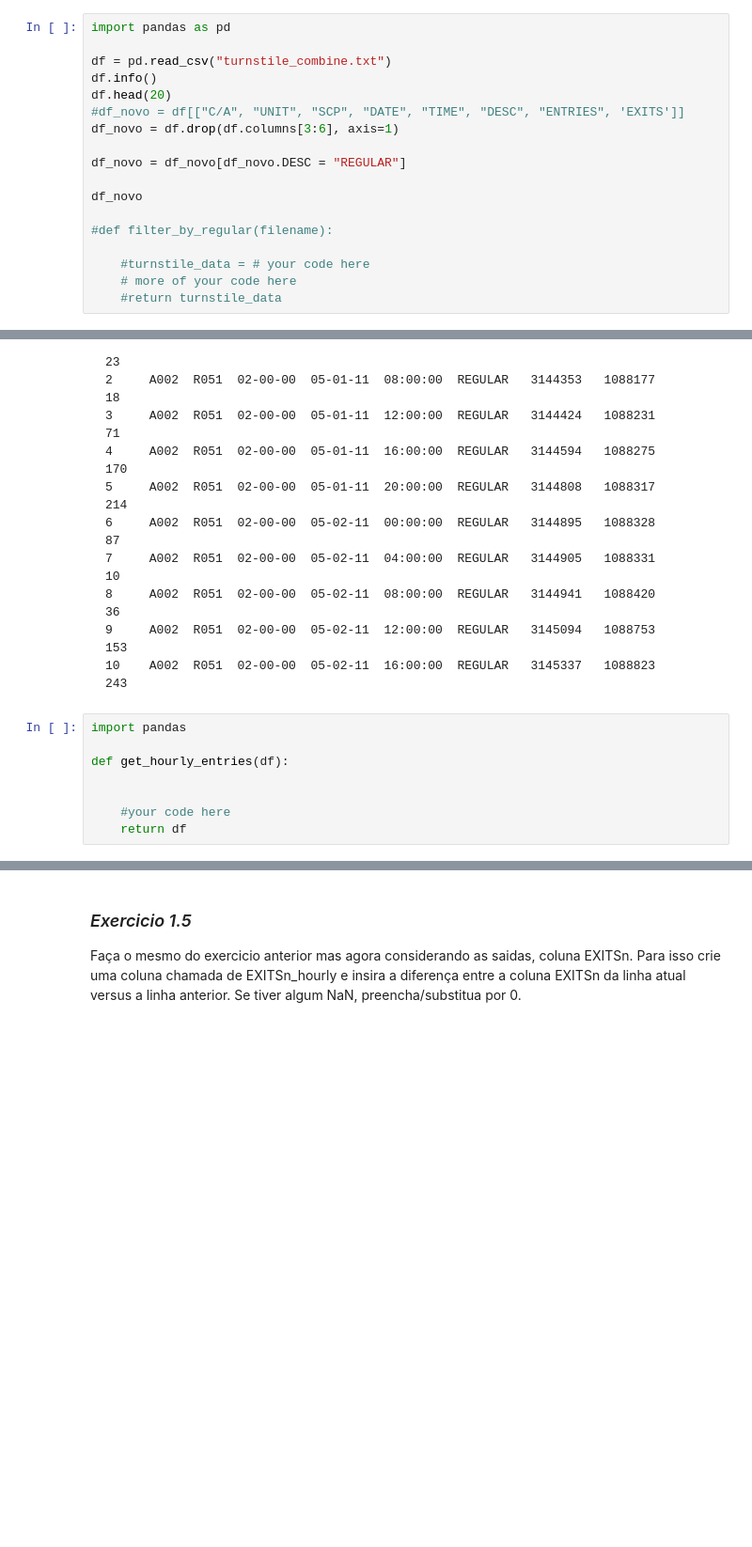
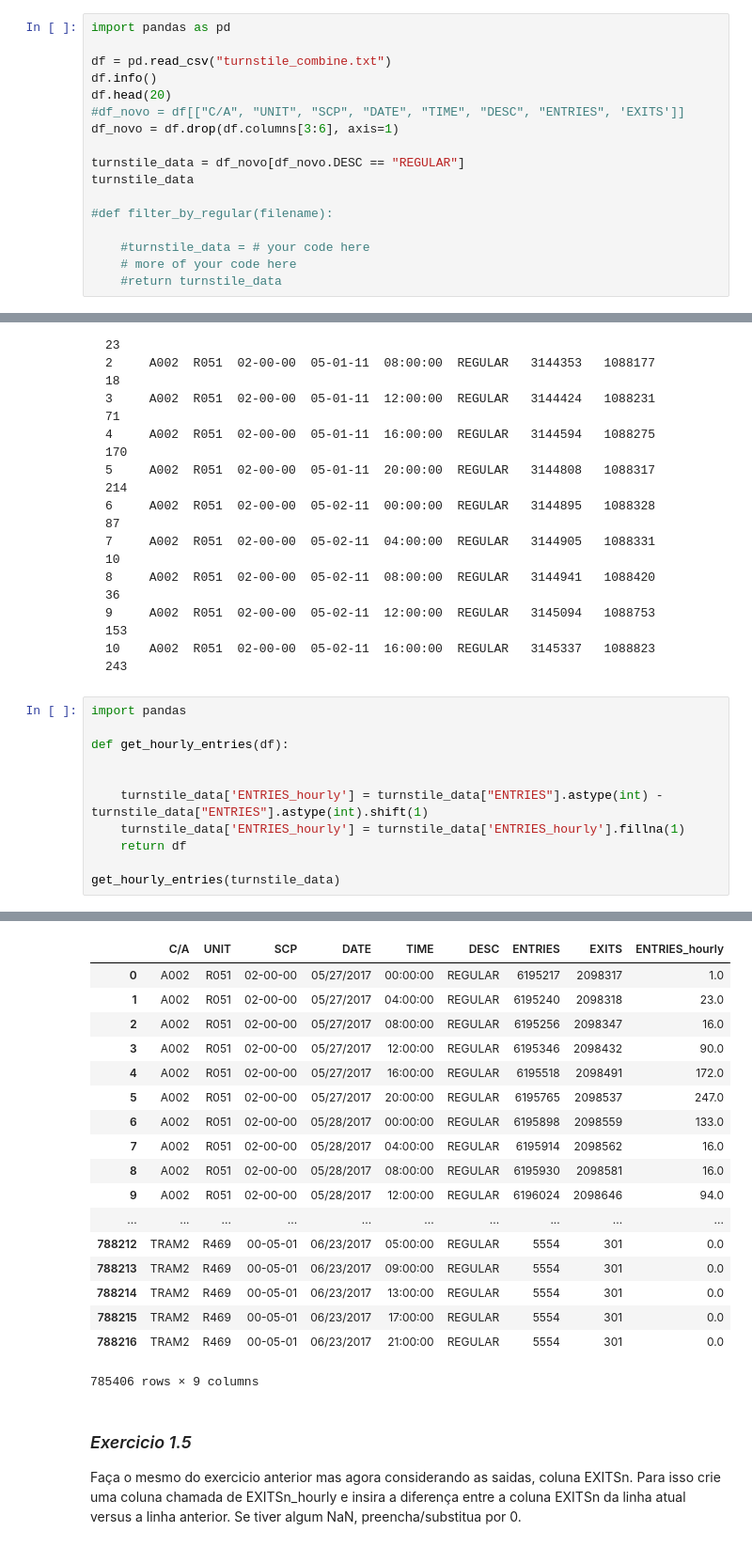
Before and after one commit to mlamarques/Analisando-dados-do-Metro-de-NY, a Jupyter notebook: analyzing-subway-data-ndfdsi.ipynb, the cells around one changed output, grey strips where cells are left out. Shown at 94% size. Cells and saved outputs as stored; diff of their text form; blank space fills up the shorter version.

Commit message:
Exercicio 1.5 - Corrigindo index EXITS

```diff
--- a/analyzing-subway-data-ndfdsi.ipynb
+++ b/analyzing-subway-data-ndfdsi.ipynb
@@ -202,9 +202,8 @@ df.head(20)
 #df_novo = df[["C/A", "UNIT", "SCP", "DATE", "TIME", "DESC", "ENTRIES", 'EXITS']]
 df_novo = df.drop(df.columns[3:6], axis=1)
 
-df_novo = df_novo[df_novo.DESC = "REGULAR"]
-
-df_novo
+turnstile_data = df_novo[df_novo.DESC == "REGULAR"]
+turnstile_data
 
 #def filter_by_regular(filename):
 
@@ -241,11 +273,15 @@ Abaixo tem um exemplo de como seu dataframe deve ficar ao final desse exercicio:
     8     A002  R051  02-00-00  05-02-11  08:00:00  REGULAR   3144941   1088420               36
     9     A002  R051  02-00-00  05-02-11  12:00:00  REGULAR   3145094   1088753              153
     10    A002  R051  02-00-00  05-02-11  16:00:00  REGULAR   3145337   1088823              243
-# %%
-import pandas
-
-def get_hourly_entries(df):
-
-
-    #your code here
-    return df
+# %%
+import pandas
+
+def get_hourly_entries(df):
+
+
+    turnstile_data['ENTRIES_hourly'] = turnstile_data["ENTRIES"].astype(int) - turnstile_data["ENTRIES"].astype(int).shift(1)
+    turnstile_data['ENTRIES_hourly'] = turnstile_data['ENTRIES_hourly'].fillna(1)
+    return df
+
+get_hourly_entries(turnstile_data)
+# %% [output]
@@ -252,3 +298,21 @@ def get_hourly_entries(df):
+|  | C/A | UNIT | SCP | DATE | TIME | DESC | ENTRIES | EXITS | ENTRIES_hourly |
+| 0 | A002 | R051 | 02-00-00 | 05/27/2017 | 00:00:00 | REGULAR | 6195217 | 2098317 | 1.0 |
+| 1 | A002 | R051 | 02-00-00 | 05/27/2017 | 04:00:00 | REGULAR | 6195240 | 2098318 | 23.0 |
+| 2 | A002 | R051 | 02-00-00 | 05/27/2017 | 08:00:00 | REGULAR | 6195256 | 2098347 | 16.0 |
+| 3 | A002 | R051 | 02-00-00 | 05/27/2017 | 12:00:00 | REGULAR | 6195346 | 2098432 | 90.0 |
+| 4 | A002 | R051 | 02-00-00 | 05/27/2017 | 16:00:00 | REGULAR | 6195518 | 2098491 | 172.0 |
+| 5 | A002 | R051 | 02-00-00 | 05/27/2017 | 20:00:00 | REGULAR | 6195765 | 2098537 | 247.0 |
+| 6 | A002 | R051 | 02-00-00 | 05/28/2017 | 00:00:00 | REGULAR | 6195898 | 2098559 | 133.0 |
+| 7 | A002 | R051 | 02-00-00 | 05/28/2017 | 04:00:00 | REGULAR | 6195914 | 2098562 | 16.0 |
+| 8 | A002 | R051 | 02-00-00 | 05/28/2017 | 08:00:00 | REGULAR | 6195930 | 2098581 | 16.0 |
+| 9 | A002 | R051 | 02-00-00 | 05/28/2017 | 12:00:00 | REGULAR | 6196024 | 2098646 | 94.0 |
+| ... | ... | ... | ... | ... | ... | ... | ... | ... | ... |
+| 788212 | TRAM2 | R469 | 00-05-01 | 06/23/2017 | 05:00:00 | REGULAR | 5554 | 301 | 0.0 |
+| 788213 | TRAM2 | R469 | 00-05-01 | 06/23/2017 | 09:00:00 | REGULAR | 5554 | 301 | 0.0 |
+| 788214 | TRAM2 | R469 | 00-05-01 | 06/23/2017 | 13:00:00 | REGULAR | 5554 | 301 | 0.0 |
+| 788215 | TRAM2 | R469 | 00-05-01 | 06/23/2017 | 17:00:00 | REGULAR | 5554 | 301 | 0.0 |
+| 788216 | TRAM2 | R469 | 00-05-01 | 06/23/2017 | 21:00:00 | REGULAR | 5554 | 301 | 0.0 |
+785406 rows × 9 columns
 # %% [markdown]
 ### *Exercicio 1.5*
 
```
Also changed, not shown: parts of 4 cells of this notebook.
